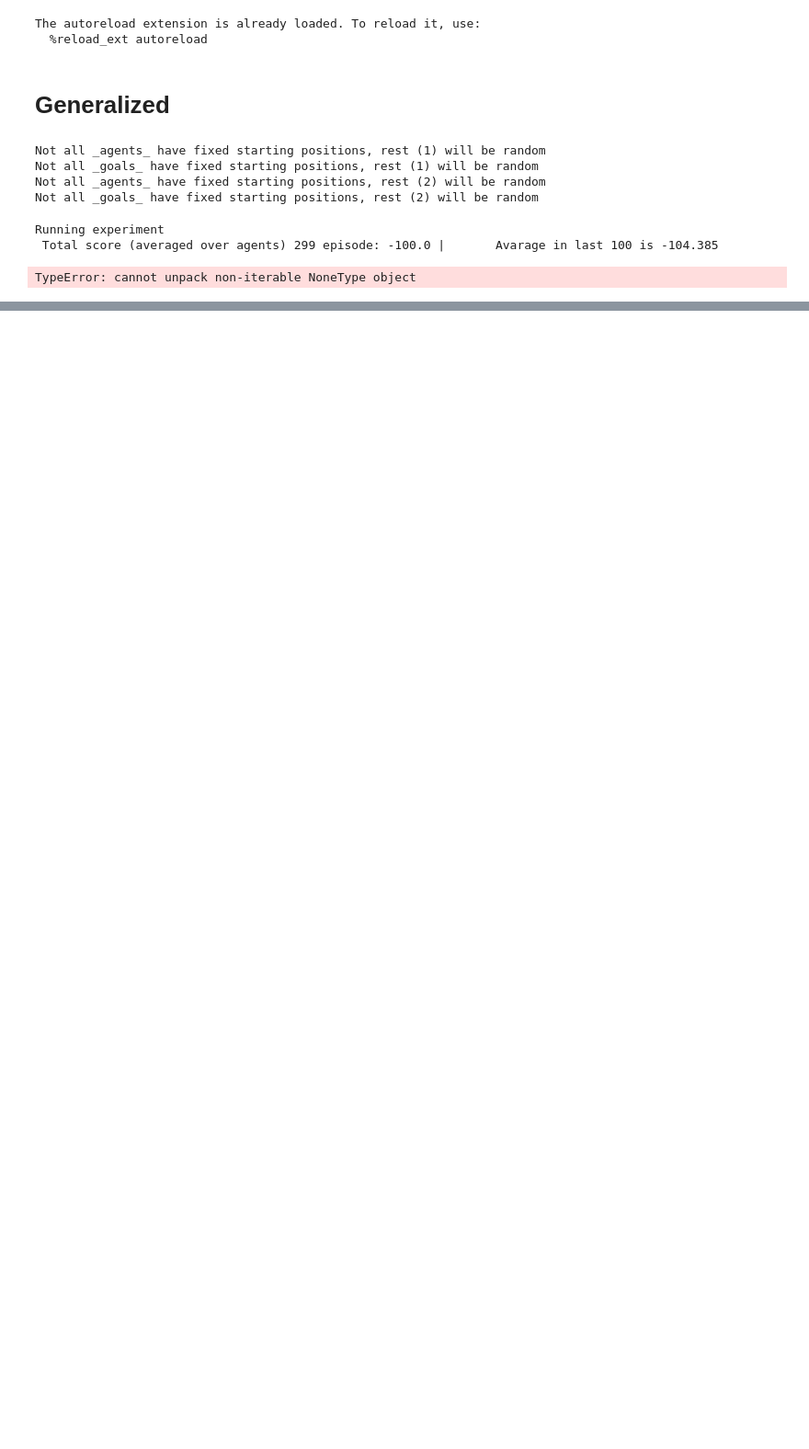
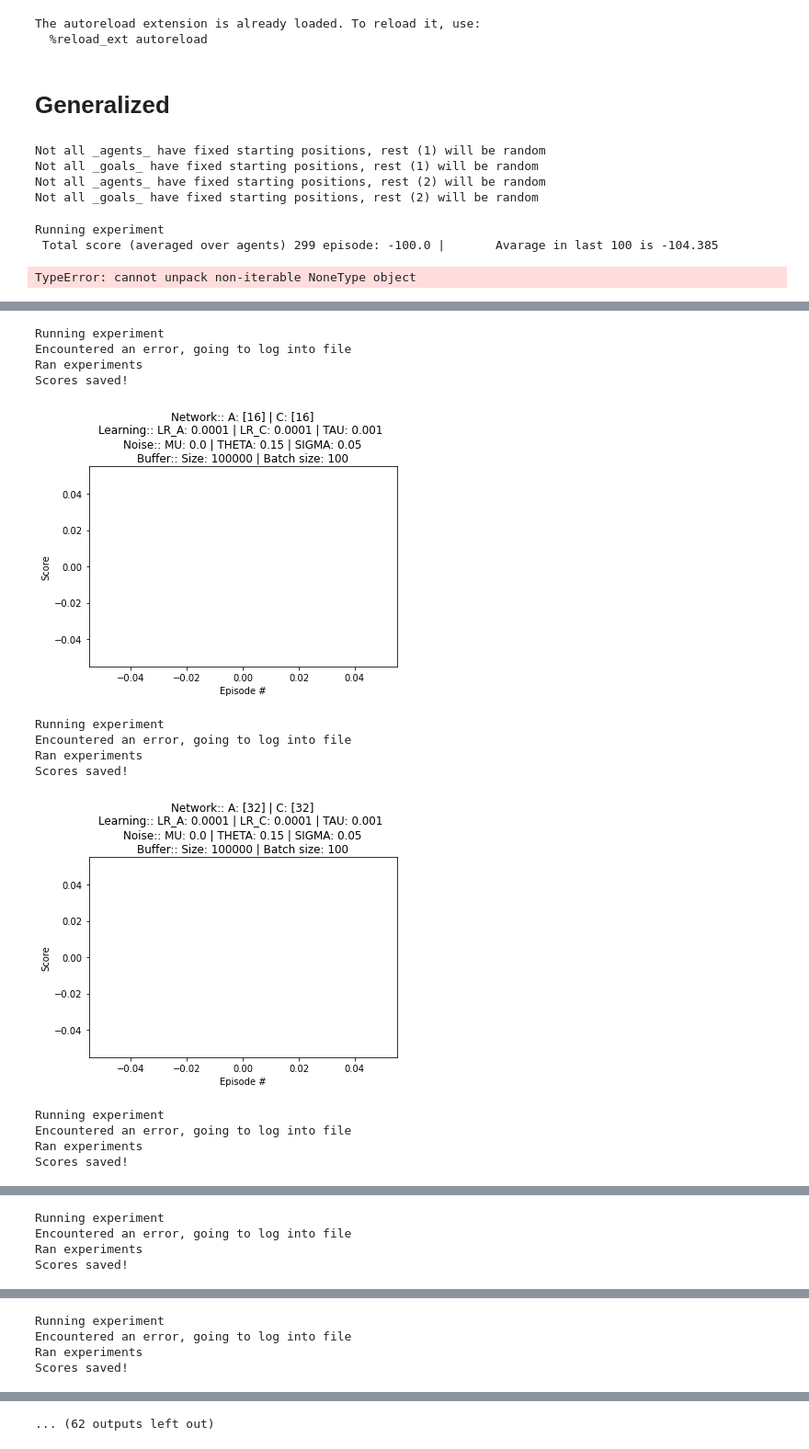
Before and after one commit to applied-exploration/multi-drl, a Jupyter notebook: run_experiments.ipynb, the cells around one changed output, grey strips where cells are left out. Shown at 92% size. Saved outputs shown, nothing was run; the diff lists cells and outputs as text; code cells hidden in the pictures; blank space fills up the shorter version.

Commit message:
feat: Created the experiment loop from config files. (#25)

```diff
--- a/run_experiments.ipynb
+++ b/run_experiments.ipynb
@@ -66,0 +60,16 @@ print(len(list(itertools.product(*configs))))
+# %%
+ddpg_experiments = []
+for i, config in enumerate(exp_config_ddpg):
+    """
+    order of config: num_agent, grid_size, agents_start, goals_start, prob_right_direction, actor_critic
+    init environment: num_agent = 2, grid_size = 8, prob_right_direction = 1, agents_start = [], goals_start=[], render_board = False
+    init of ddpg: state_size, action_size, seed=1, config=DDPG_AgentConfig()
+    """
+
+    env = GridEnv(num_agent = config[0], grid_size = config[1], agents_start = [config[2] for _ in range(config[0])], goals_start= [config[3] for _ in range(config[0])], prob_right_direction = config[4], render_board = False)
+    agent_config = DDPG_AgentConfig(ACTOR_H=config[5], CRITIC_H=config[5])
+    agents = [DDPG_Agent(env.state_space, env.action_space.n, seed=1, config=agent_config) for _ in range(env.num_agent)]
+
+    ddpg_experiments.append(Experiment(name="DDPG Exp {}".format(i), environment= env, agents=agents, max_t=1, num_episodes=1, goal = 0.))
+
+print(len(ddpg_experiments))
@@ -66,0 +78,19 @@ print(len(list(itertools.product(*configs))))
+# %%
+for experiment in ddpg_experiments:
+    score_history, state_history = experiment.run()
+    experiment.save(score_history, state_history, display = False)
+# %% [output]
+Running experiment
+Encountered an error, going to log into file
+Ran experiments
+Scores saved!
+[figure, added]
+Running experiment
+Encountered an error, going to log into file
+Ran experiments
+Scores saved!
+[figure, added]
+Running experiment
+Encountered an error, going to log into file
+Ran experiments
+Scores saved!
@@ -66,0 +98,4 @@ print(len(list(itertools.product(*configs))))
+Running experiment
+Encountered an error, going to log into file
+Ran experiments
+Scores saved!
@@ -66,0 +103,4 @@ print(len(list(itertools.product(*configs))))
+Running experiment
+Encountered an error, going to log into file
+Ran experiments
+Scores saved!
@@ -66,0 +113 @@ print(len(list(itertools.product(*configs))))
+... (62 outputs left out)
```
Also changed, not shown: parts of 6 cells of this notebook, 7 other files.
